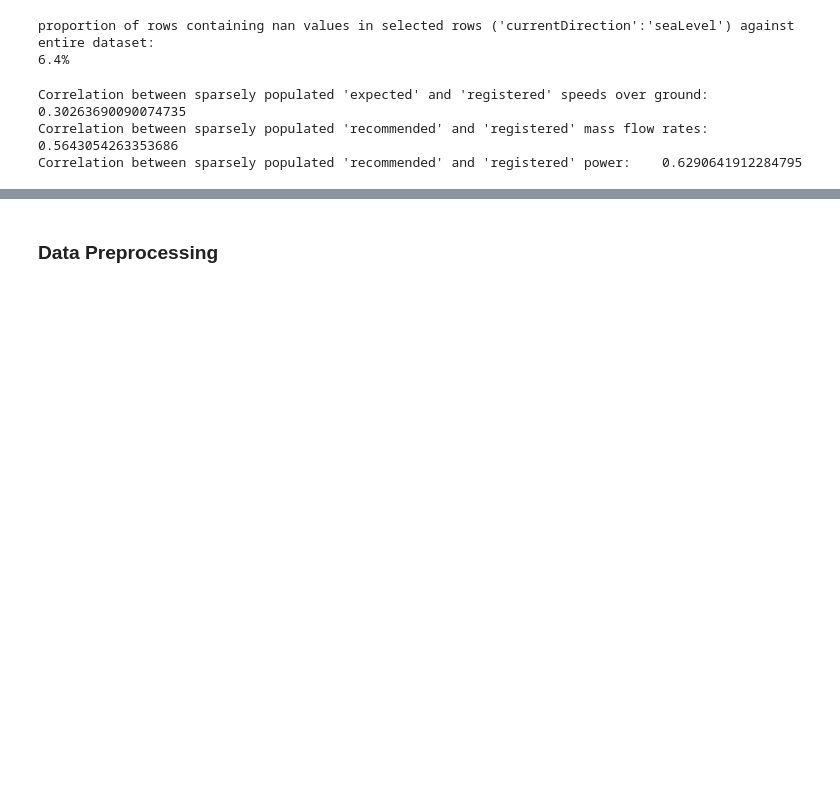
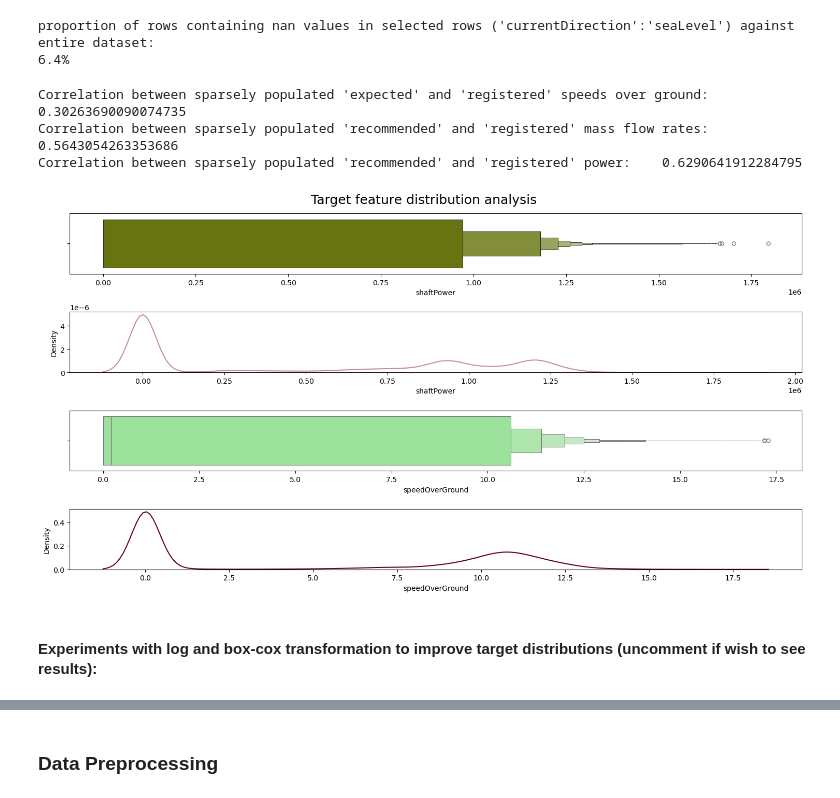
Before and after one commit to ButrosV/ship_prop_model, a Jupyter notebook: scripts/ship_hw_scratchpad.ipynb, the cells around one changed output, grey strips where cells are left out. Saved outputs shown, nothing was run; the diff lists cells and outputs as text; code cells hidden in the pictures; blank space fills up the shorter version.

```diff
--- a/scripts/ship_hw_scratchpad.ipynb
+++ b/scripts/ship_hw_scratchpad.ipynb
@@ -163,3 +183,35 @@ print(f"Correlation between sparsely populated 'recommended' and 'registered' po
 Correlation between sparsely populated 'expected' and 'registered' speeds over ground:    0.30263690090074735
 Correlation between sparsely populated 'recommended' and 'registered' mass flow rates:    0.5643054263353686
 Correlation between sparsely populated 'recommended' and 'registered' power:    0.6290641912284795
+# %%
+def display_distributions(data: pd.DataFrame, features: list[str],
+                          title_prefix: str=None):
+    """Display distribution graphs for specified categorical columns.
+    Graphs are displayed as a vertical stack of box plots.
+    :param data: DataFrames with numerical categories for visualization.
+    :param features: list of column names/features  from 'data' Dataframe.
+    :param title_prefix: Optional, prefix for visualization title.
+    """
+    n_subplots = len(features) * 2
+    fig, axs = plt.subplots(nrows=n_subplots, figsize = (15,n_subplots*2))
+    index = 0
+    for feature in features:
+        sns.boxenplot(data=data,
+                      x=data[feature], color=random_color(), ax=axs[index])
+        sns.kdeplot(data=data,
+                      x=data[feature], color=random_color(), ax=axs[index+1])
+        index += 2
+
+    if title_prefix:
+        fig.suptitle(f"{title_prefix} feature distribution analysis", fontsize=18)
+    else:
+        fig.suptitle(f"Features distribution analysis", fontsize=18)
+    fig.tight_layout()
+# %%
+display_distributions(
+    data=df_source,
+    features=target_columns, title_prefix="Target")
+# %% [output]
+[figure, added]
+# %% [markdown]
+#### Experiments with log and box-cox transformation to improve target distributions (uncomment if wish to see results):
```
Also changed, not shown: parts of 34 cells of this notebook.
